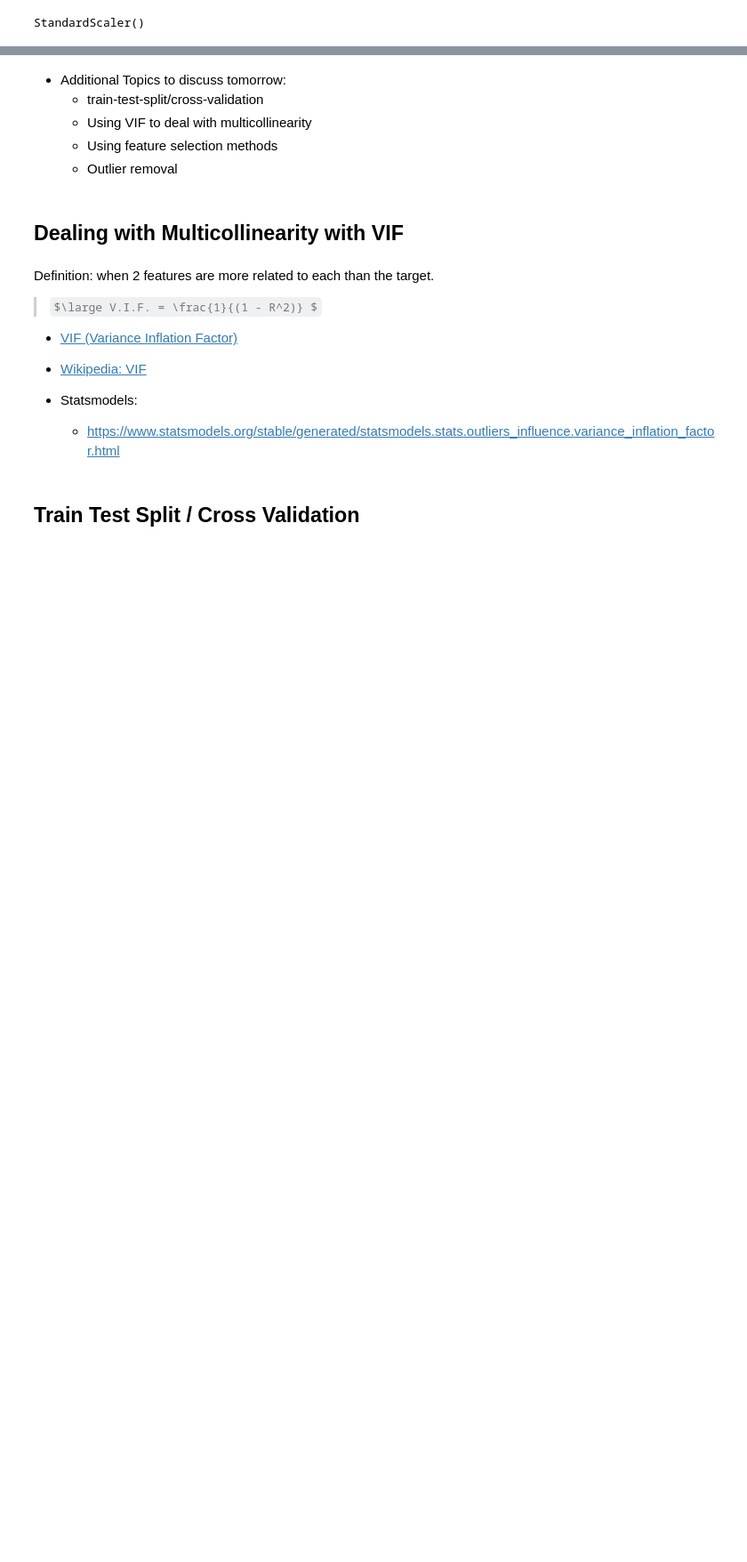
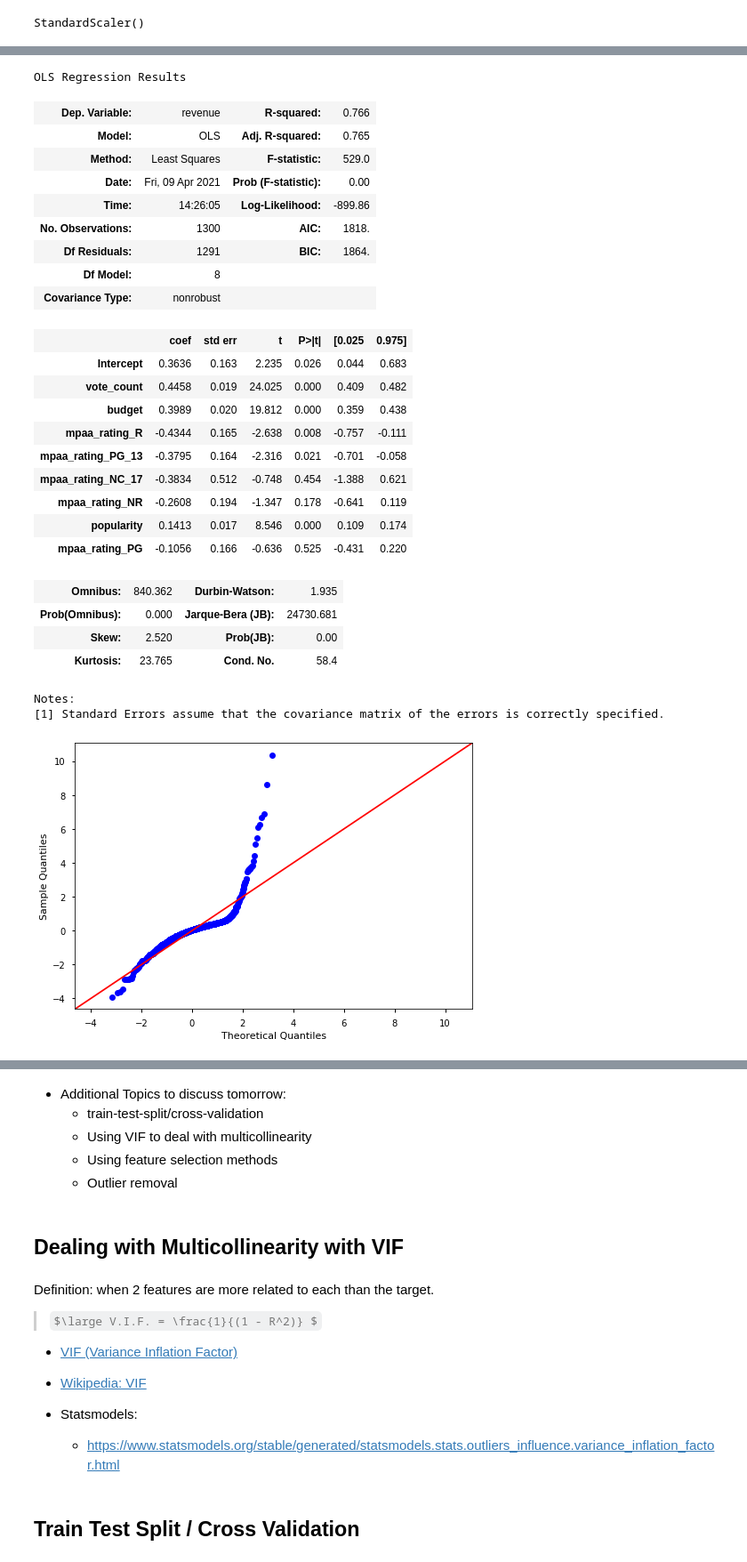
Before and after one commit to flatiron-school/Online-DS-FT-022221-Cohort-Notes, a Jupyter notebook: Phase_2/topic_19_part2_model_validation/topic_19_part_2_Multiple_Regression_v2-SG.ipynb, the cells around one changed output, grey strips where cells are left out. Shown at 89% size. Cells and saved outputs as stored; diff of their text form; code cells hidden in the pictures; some formulas as TeX source; blank space fills up the shorter version.

```diff
--- a/Phase_2/topic_19_part2_model_validation/topic_19_part_2_Multiple_Regression_v2-SG.ipynb
+++ b/Phase_2/topic_19_part2_model_validation/topic_19_part_2_Multiple_Regression_v2-SG.ipynb
@@ -679,0 +689,5 @@ dtype: float64
+# %%
+coeffs = model.params.sort_values().to_frame('Coeffs')
+coeffs['Abs'] = coeffs['Coeffs'].abs()
+coeffs.sort_values('Abs',ascending=False,inplace=True)
+coeffs.round(2)
@@ -680 +707,45 @@ dtype: float64
+# %%
+keep_me = list(coeffs[coeffs['Abs'] > .08].index)
+keep_me.remove('Intercept')
+# %%
+## Drop any multicollinear features
+# None
+
+## Create a string representing the right side of the ~ in our formula
+features = ' + '.join(keep_me) #.join(df_scaled.drop('revenue',axis=1).columns)
+
+## Create the final formula and create the model
+f  = "revenue~"+features
+
+model = smf.ols(f, df_scaled).fit()
+display(model.summary())
+sm.graphics.qqplot(model.resid,line='45',fit=True);
+# %% [output]
+OLS Regression Results
+| Dep. Variable: | revenue | R-squared: | 0.766 |
+| Model: | OLS | Adj. R-squared: | 0.765 |
+| Method: | Least Squares | F-statistic: | 529.0 |
+| Date: | Fri, 09 Apr 2021 | Prob (F-statistic): | 0.00 |
+| Time: | 14:26:05 | Log-Likelihood: | -899.86 |
+| No. Observations: | 1300 | AIC: | 1818. |
+| Df Residuals: | 1291 | BIC: | 1864. |
+| Df Model: | 8 |  |  |
+| Covariance Type: | nonrobust |  |  |
+|  | coef | std err | t | P>|t| | [0.025 | 0.975] |
+| Intercept | 0.3636 | 0.163 | 2.235 | 0.026 | 0.044 | 0.683 |
+| vote_count | 0.4458 | 0.019 | 24.025 | 0.000 | 0.409 | 0.482 |
+| budget | 0.3989 | 0.020 | 19.812 | 0.000 | 0.359 | 0.438 |
+| mpaa_rating_R | -0.4344 | 0.165 | -2.638 | 0.008 | -0.757 | -0.111 |
+| mpaa_rating_PG_13 | -0.3795 | 0.164 | -2.316 | 0.021 | -0.701 | -0.058 |
+| mpaa_rating_NC_17 | -0.3834 | 0.512 | -0.748 | 0.454 | -1.388 | 0.621 |
+| mpaa_rating_NR | -0.2608 | 0.194 | -1.347 | 0.178 | -0.641 | 0.119 |
+| popularity | 0.1413 | 0.017 | 8.546 | 0.000 | 0.109 | 0.174 |
+| mpaa_rating_PG | -0.1056 | 0.166 | -0.636 | 0.525 | -0.431 | 0.220 |
+| Omnibus: | 840.362 | Durbin-Watson: | 1.935 |
+| Prob(Omnibus): | 0.000 | Jarque-Bera (JB): | 24730.681 |
+| Skew: | 2.520 | Prob(JB): | 0.00 |
+| Kurtosis: | 23.765 | Cond. No. | 58.4 |
+Notes:
+[1] Standard Errors assume that the covariance matrix of the errors is correctly specified.
+[figure, added]
 # %% [markdown]
```
Also changed, not shown: parts of 34 cells of this notebook, 2 other files.
